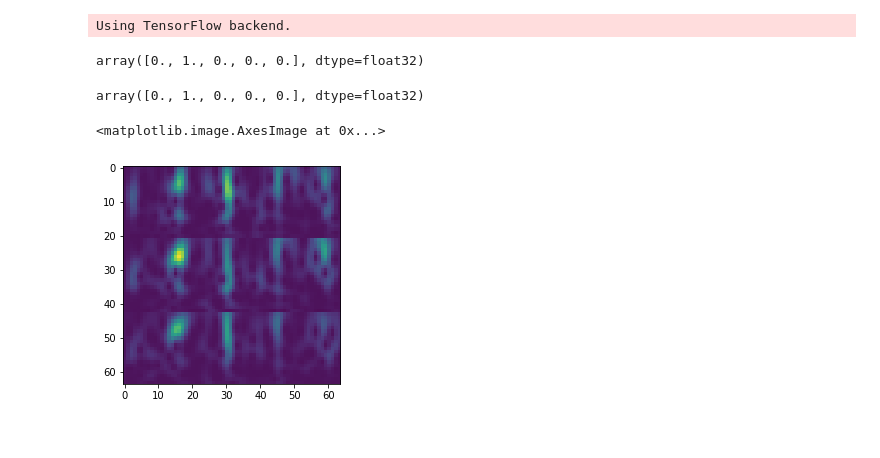
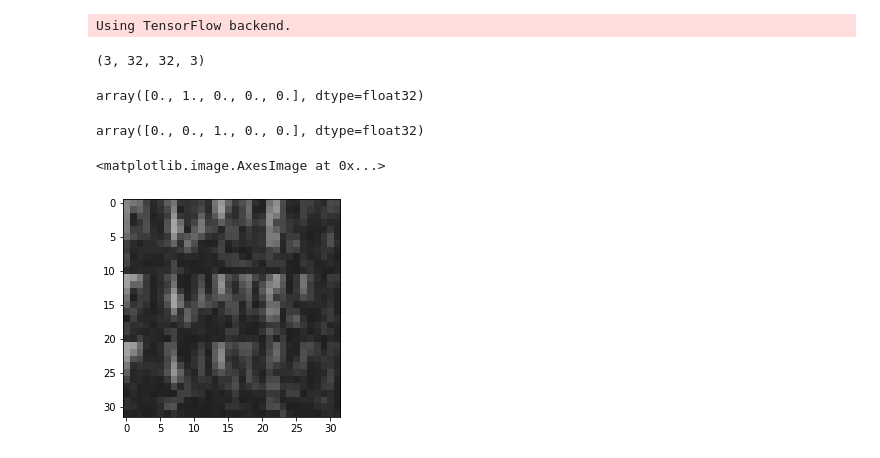
Before and after one commit to rafapb97/Spin, a Jupyter notebook: SimpleCNN.ipynb, the cells around one changed output. Saved outputs shown, nothing was run; the diff lists cells and outputs as text; code cells hidden in the pictures.

```diff
--- a/SimpleCNN.ipynb
+++ b/SimpleCNN.ipynb
@@ -200,9 +200,9 @@ img_comp /=np.max(img_comp)
 # %%
 img_old = img240
 img240 = img240.squeeze()[:,:,:,:3]
-img_comp = (np.zeros((np.shape(img240)[0],64,64, 3)))
+img_comp = (np.zeros((np.shape(img240)[0],32,32, 3)))
 for i in range(np.shape(img240)[0]):
-    img_comp[i] =  cv2.resize(img240[i], dsize=(64, 64), interpolation=cv2.INTER_CUBIC)
+    img_comp[i] =  cv2.resize(img240[i], dsize=(32, 32), interpolation=cv2.INTER_CUBIC)
 img_comp -= np.min(img_comp)
 img_comp /=np.max(img_comp)
 img240 = img_comp
@@ -238,7 +234,15 @@ Using TensorFlow backend.
 # %%
 #np.savez("db/x_norm", X_train[:10], allow_pickle=True)
 #np.savez_compressed(os.path.join(path_wd, 'x_norm'), x_train[::10])
+# %%
+np.shape(X_train[::40])
+# %% [output]
+(3, 32, 32, 3)
 # %%
 y_test_OH[0]
 # %% [output]
 array([0., 1., 0., 0., 0.], dtype=float32)
+# %%
+y_train_OH[3]
+# %% [output]
+array([0., 0., 1., 0., 0.], dtype=float32)
@@ -244,0 +259,5 @@ array([0., 1., 0., 0., 0.], dtype=float32)
+# %%
+plt.imshow(X_test[0], cmap='gray', vmin=0, vmax=1)
+# %% [output]
+<matplotlib.image.AxesImage at 0x...>
+[figure, added]
@@ -250,14 +272,5 @@ np.savez_compressed("x_norm", X_train[::40])
 np.savez_compressed("y_train", y_train_OH)
 np.savez_compressed("y_test", y_test_OH)
-# %%
-y_train_OH[2]
-# %% [output]
-array([0., 1., 0., 0., 0.], dtype=float32)
-# %%
-plt.imshow(X_test[10])
-# %% [output]
-<matplotlib.image.AxesImage at 0x...>
-[figure, removed]
 # %%
 #from keras.models import Sequential, InputLayer
 #from keras.layers import Dense, Activation, Flatten
```
Also changed, not shown: parts of 10 cells of this notebook, 14 other files.
